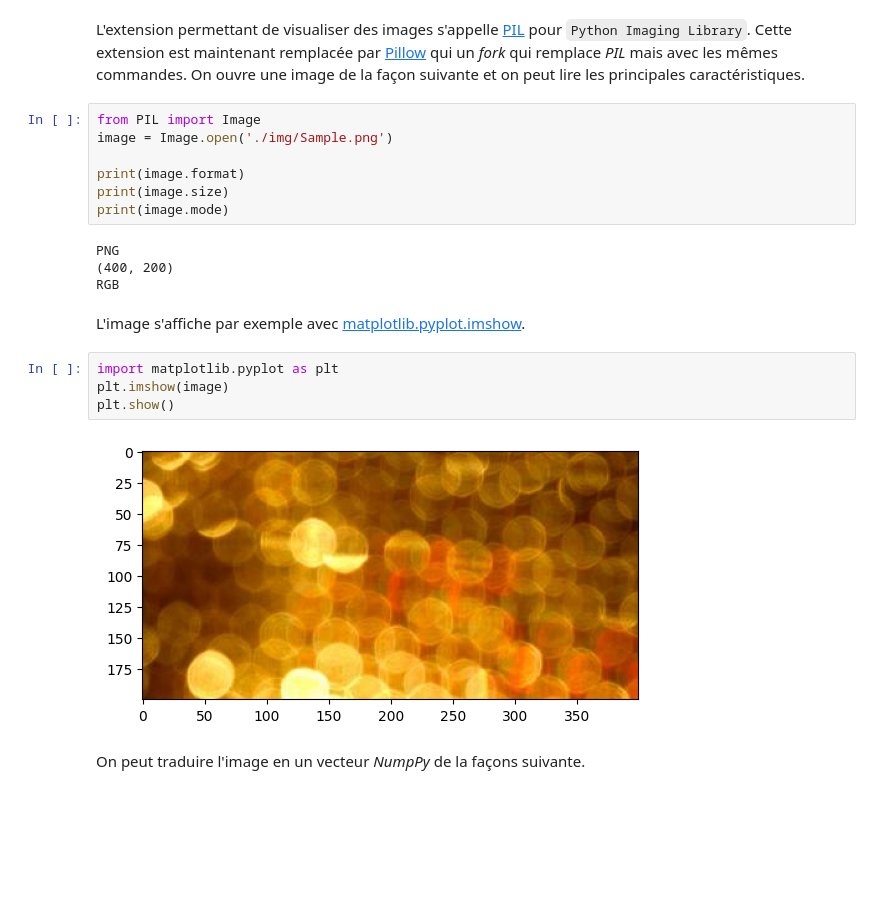
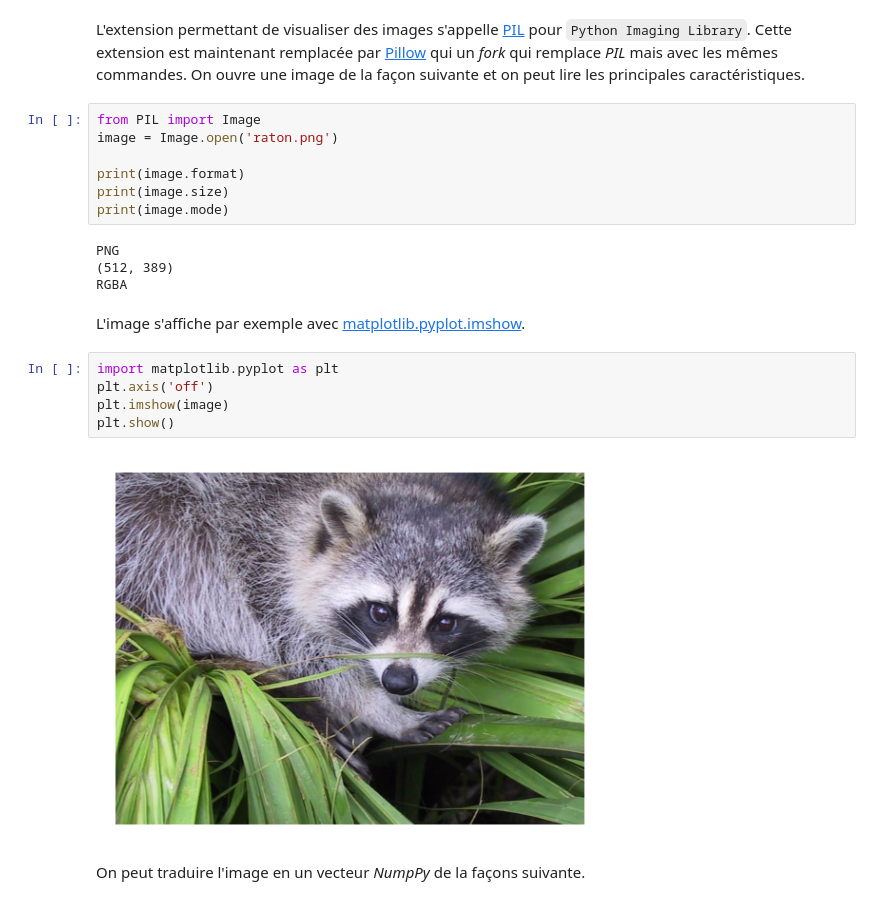
Before and after one commit to mat90hub/python_par_jupyter, a Jupyter notebook: 06_img/01_numpy_img.ipynb, the cells around one changed output. Drawn from its saved outputs; the diff is of its cells as text; blank space fills up the shorter version.

```diff
--- a/06_img/01_numpy_img.ipynb
+++ b/06_img/01_numpy_img.ipynb
@@ -21,23 +21,24 @@ face.shape
 L'extension permettant de visualiser des images s'appelle [PIL](https://he-arc.github.io/livre-python/pillow/index.html) pour `Python Imaging Library`. Cette extension est maintenant remplacée par [Pillow](https://pillow.readthedocs.io/en/stable/) qui un *fork* qui remplace *PIL* mais avec les mêmes commandes. On ouvre une image de la façon suivante et on peut lire les principales caractéristiques.
 # %%
 from PIL import Image
-image = Image.open('./img/Sample.png')
+image = Image.open('raton.png')
 
 print(image.format)
 print(image.size)
 print(image.mode)
 # %% [output]
 PNG
-(400, 200)
-RGB
+(512, 389)
+RGBA
 # %% [markdown]
 L'image s'affiche par exemple avec [matplotlib.pyplot.imshow](https://matplotlib.org/stable/api/_as_gen/matplotlib.pyplot.imshow.html).
 # %%
 import matplotlib.pyplot as plt
+plt.axis('off')
 plt.imshow(image)
 plt.show()
 # %% [output]
-[figure, old version]
+[figure, new version]
 # %% [markdown]
 On peut traduire l'image en un vecteur *NumpPy* de la façons suivante.
 # %%
```
Also changed, not shown: parts of 2 cells of this notebook, 7 other files.
